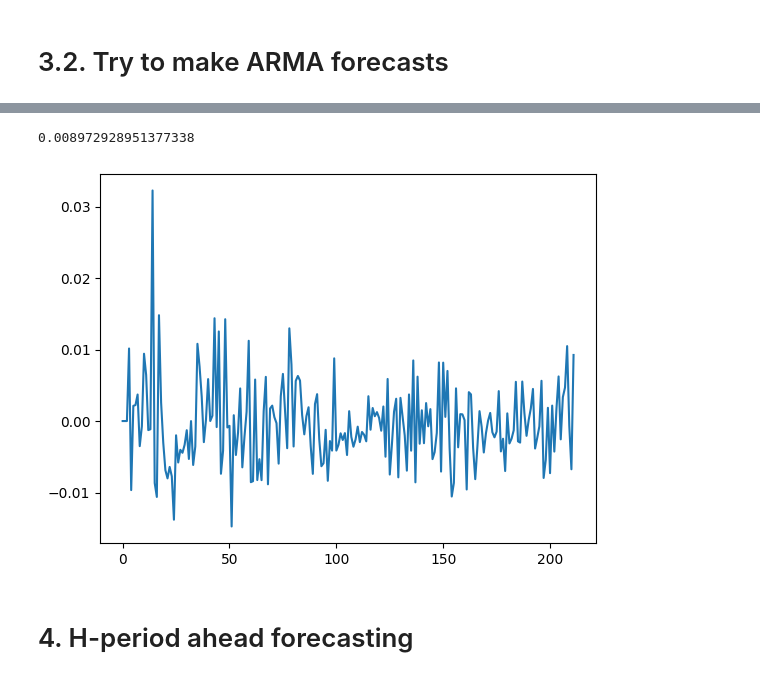
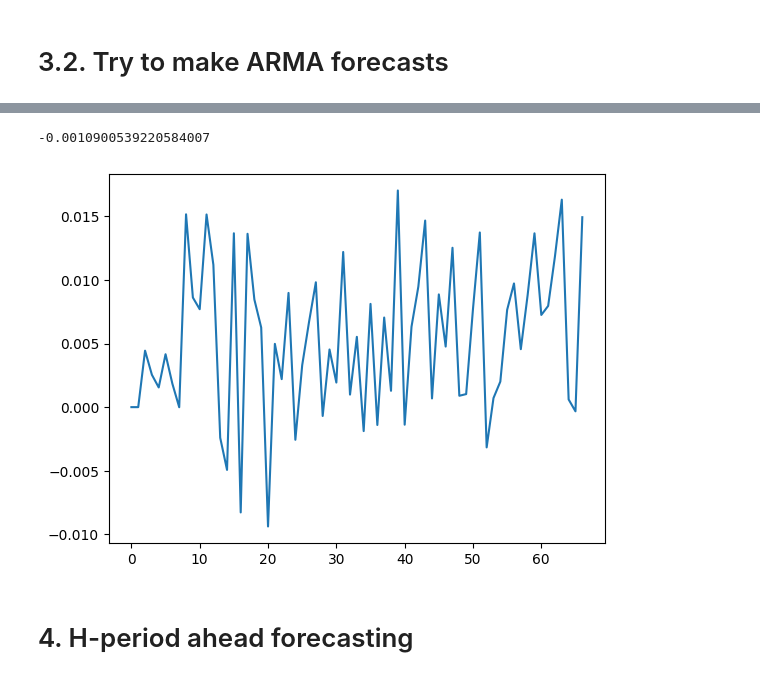
Before and after one commit to mvanaltvorst/seminar, a Jupyter notebook: notebooks/models/armax_model.ipynb, the cells around one changed output, grey strips where cells are left out. Drawn from its saved outputs; the diff is of its cells as text; code cells hidden in the pictures.

```diff
--- a/notebooks/models/armax_model.ipynb
+++ b/notebooks/models/armax_model.ipynb
@@ -229,6 +229,6 @@ modelARMAX.predict(dfExogtoUse)
 # %% [markdown]
 # 3.2. Try to make ARMA forecasts
 # %%
-data = df_inflation[df_inflation["Country"] == "Switzerland"]
+data = dfExogtoUse[dfExogtoUse["Country"] == "Switzerland"]
 data
 # %% [output]
@@ -273,10 +277,10 @@ SARIMAX Results
 Warnings:
 [1] Covariance matrix calculated using the outer product of gradients (complex-step).
 # %%
-modelARMA._predict_country(data, "Switzerland")
+modelARMAX._predict_country(data, "Switzerland")
 # %% [output]
-0.008972928951377338
+-0.0010900539220584007
-[figure, old version]
+[figure, new version]
 # %% [markdown]
 # 4. H-period ahead forecasting
 # %%
```
Also changed, not shown: parts of 20 cells of this notebook, 1 other file.
